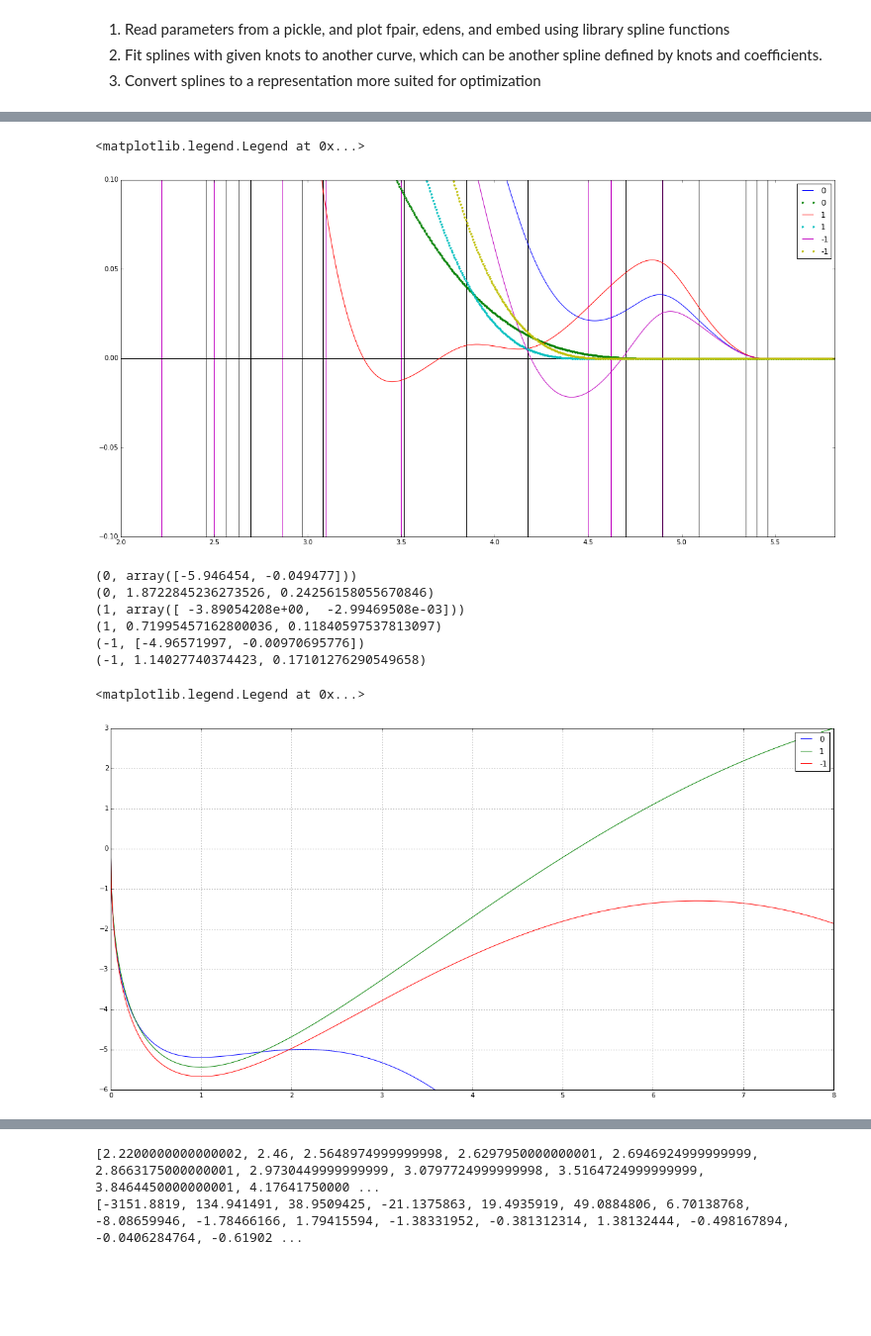
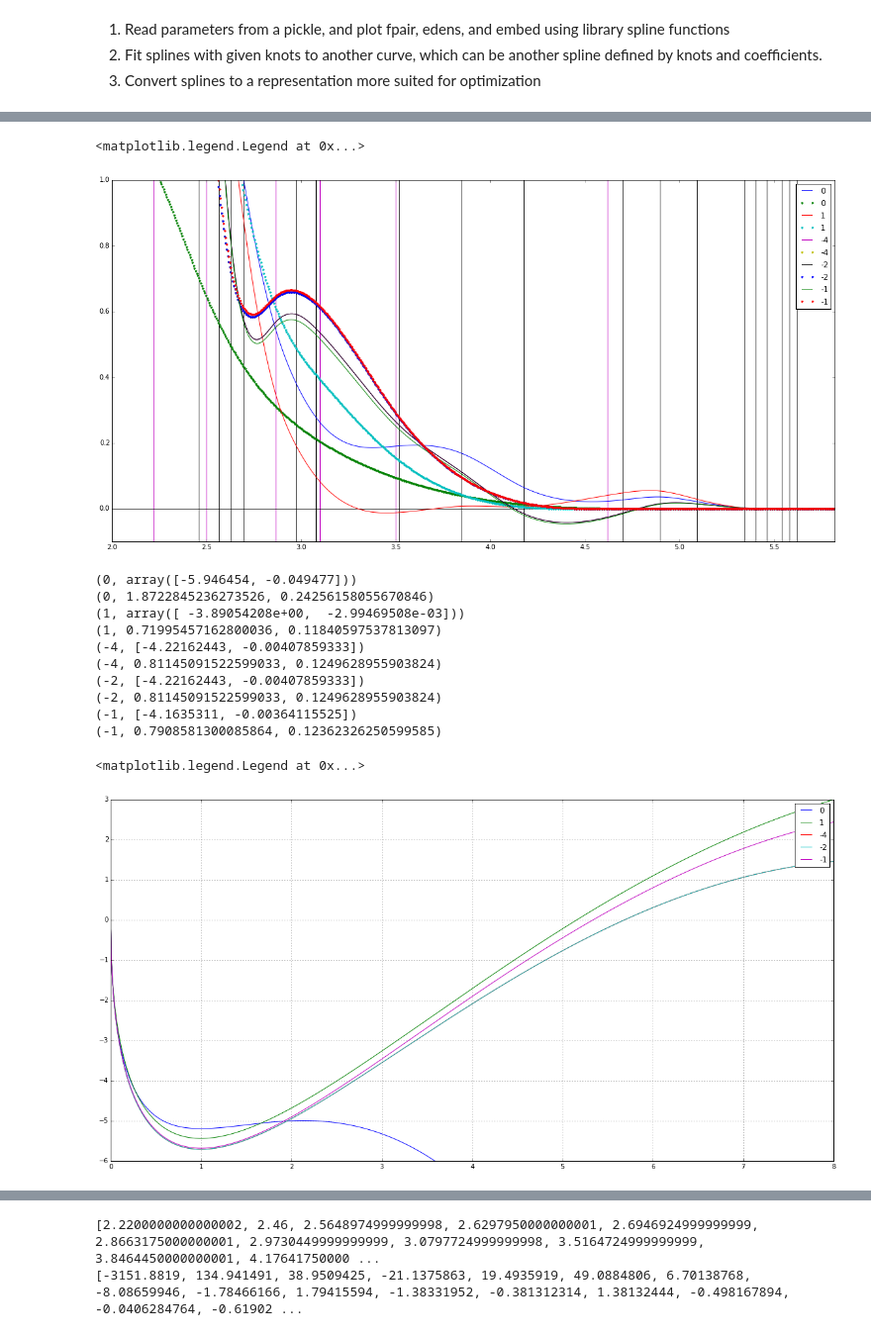
Before and after one commit to vlcekl/eam-models, a Jupyter notebook: notebooks/fit_spline.ipynb, the cells around one changed output, grey strips where cells are left out. Shown at 99% size. Drawn from its saved outputs; the diff is of its cells as text; code cells hidden in the pictures; blank space fills up the shorter version.

```diff
--- a/notebooks/fit_spline.ipynb
+++ b/notebooks/fit_spline.ipynb
@@ -66,36 +74,37 @@ for pars in param_list:
 # %%
 plt.figure(figsize=(20,10))
-for i in [0, 1, -1]:
+for i in [0, 1, -4, -2, -1]:
     params = param_list[i]
     knots_pair = params['hyperparams']['pair']
     coeff_pair = params['params']['pair']
     knots_edens = params['hyperparams']['edens']
     coeff_edens = params['params']['edens']
     embed = params['params']['embed']
 
     rs = np.linspace(2, 5.82, 701)
     y_pair = [f_spline3(r, coeff_pair, knots_pair) for r in rs]
     y_edens = [f_spline3(r, coeff_edens, knots_edens) for r in rs]
 
 #    plt.scatter(params['hyperparams']['pair'], np.zeros(len(params['hyperparams']['pair'])))
-    plt.vlines(params['hyperparams']['pair'], -10, 10)
-    plt.vlines(params['hyperparams']['edens'], -10, 10, colors='m')
+    if i == -1:
+        plt.vlines(params['hyperparams']['pair'], -10, 10)
+        plt.vlines(params['hyperparams']['edens'], -10, 10, colors='m')
 
     plt.plot(rs, y_pair, '-', label=str(i))
     plt.plot(rs, y_edens, '.', label=str(i))
 
     plt.xlim(2.0, 5.82)
-    plt.ylim(-0.1,0.1)
+    plt.ylim(-0.1,1.0)
     plt.hlines(xmin=2.0, xmax=6.0, y=0.0)
 
 plt.legend()
 # %% [output]
 <matplotlib.legend.Legend at 0x...>
-[figure, old version]
+[figure, new version]
 # %%
 #S = [1./4.12265151, 1./8.44551209, 1./12.71800096]
 plt.figure(figsize=(20,10))
-for i in [0, 1, -1]:
+for i in [0, 1, -4, -2, -1]:
     params = param_list[i]
     embed = params['params']['embed']
     rs = np.linspace(0, 10, 1001)
@@ -132,10 +141,14 @@ plt.legend()
 (0, 1.8722845236273526, 0.24256158055670846)
 (1, array([ -3.89054208e+00,  -2.99469508e-03]))
 (1, 0.71995457162800036, 0.11840597537813097)
-(-1, [-4.96571997, -0.00970695776])
-(-1, 1.14027740374423, 0.17101276290549658)
+(-4, [-4.22162443, -0.00407859333])
+(-4, 0.81145091522599033, 0.1249628955903824)
+(-2, [-4.22162443, -0.00407859333])
+(-2, 0.81145091522599033, 0.1249628955903824)
+(-1, [-4.1635311, -0.00364115525])
+(-1, 0.7908581300085864, 0.12362326250599585)
 <matplotlib.legend.Legend at 0x...>
-[figure, old version]
+[figure, new version]
 # %%
 #S = [1./4.12265151, 1./8.44551209, 1./12.71800096]
 
```
Also changed, not shown: parts of 4 cells of this notebook, 35 other files.
